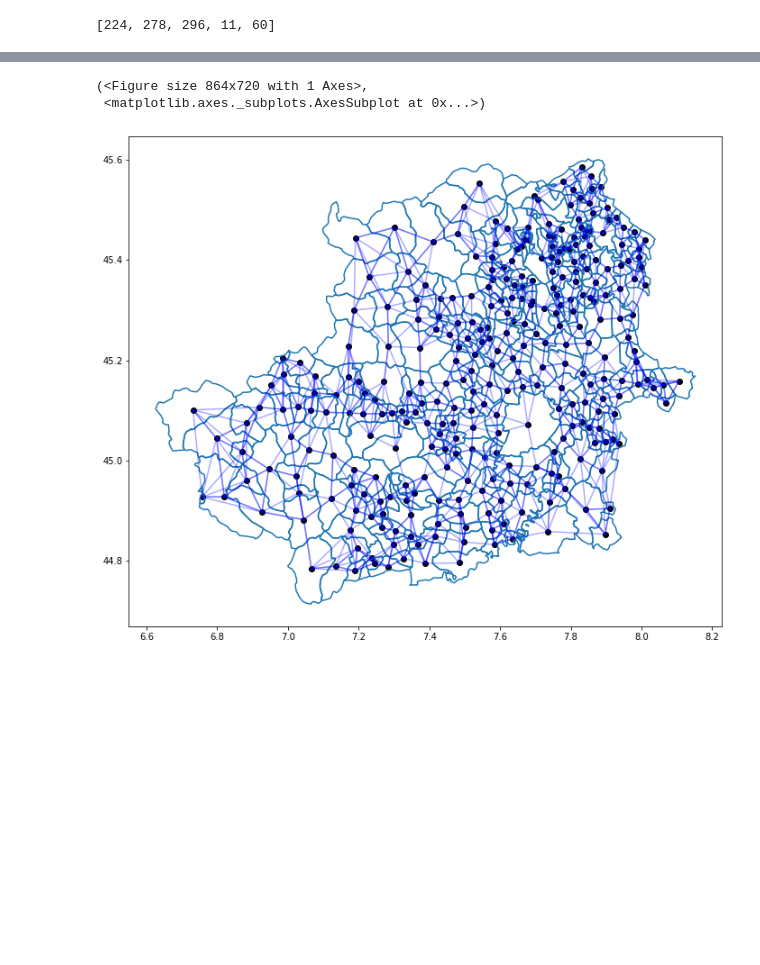
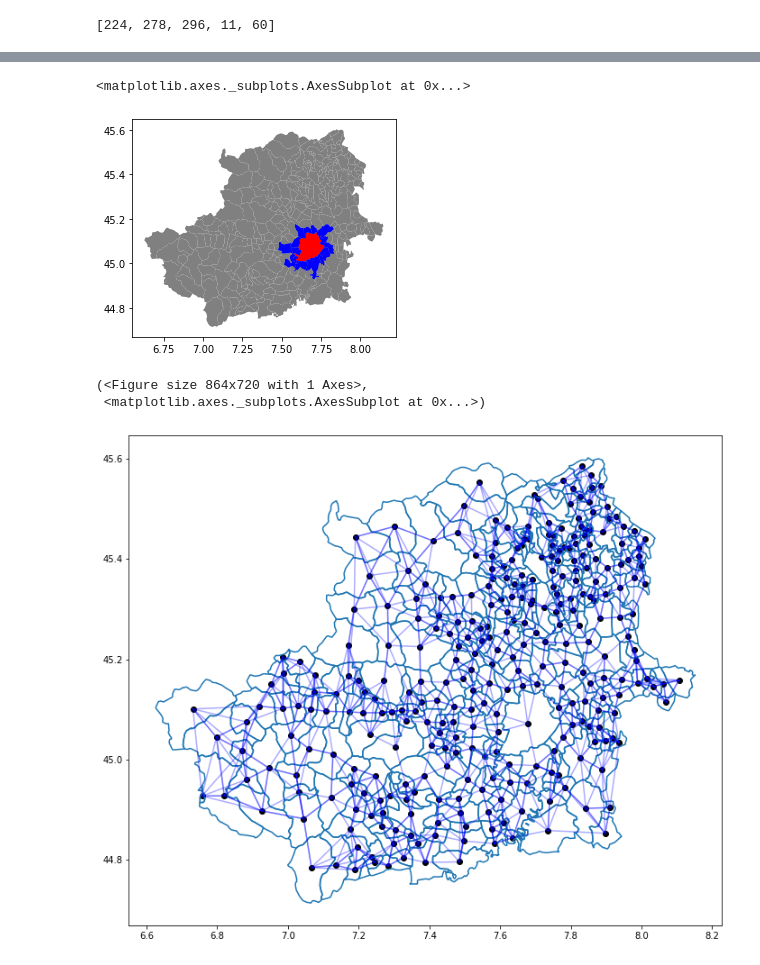
Before and after one commit to MachineLearningJournalClub/HowToTackleAMLCompetition, a Jupyter notebook: HowToTackleAMLCompetition/Lecture7|AdvancedFeatures.ipynb, the cells around one changed output, grey strips where cells are left out. Saved outputs shown, nothing was run; the diff lists cells and outputs as text; code cells hidden in the pictures; blank space fills up the shorter version.

```diff
--- a/HowToTackleAMLCompetition/Lecture7|AdvancedFeatures.ipynb
+++ b/HowToTackleAMLCompetition/Lecture7|AdvancedFeatures.ipynb
@@ -89,3 +120,11 @@ plt.show()
+# %%
+figure, axis = plt.subplots(1,1)
+torino_prov.plot(color = "grey", ax = axis)
+torino_prov.loc[[267]].plot(color = "r", ax = axis)
+torino_prov.loc[w_queen.neighbors[267]].plot(color = "b", ax = axis)
+# %% [output]
+<matplotlib.axes._subplots.AxesSubplot at 0x...>
+[figure, added]
 # %%
 w_knn5 = lp.KNN.from_dataframe(torino_prov, k = 5)
 # %%
```
Also changed, not shown: parts of 24 cells of this notebook.
